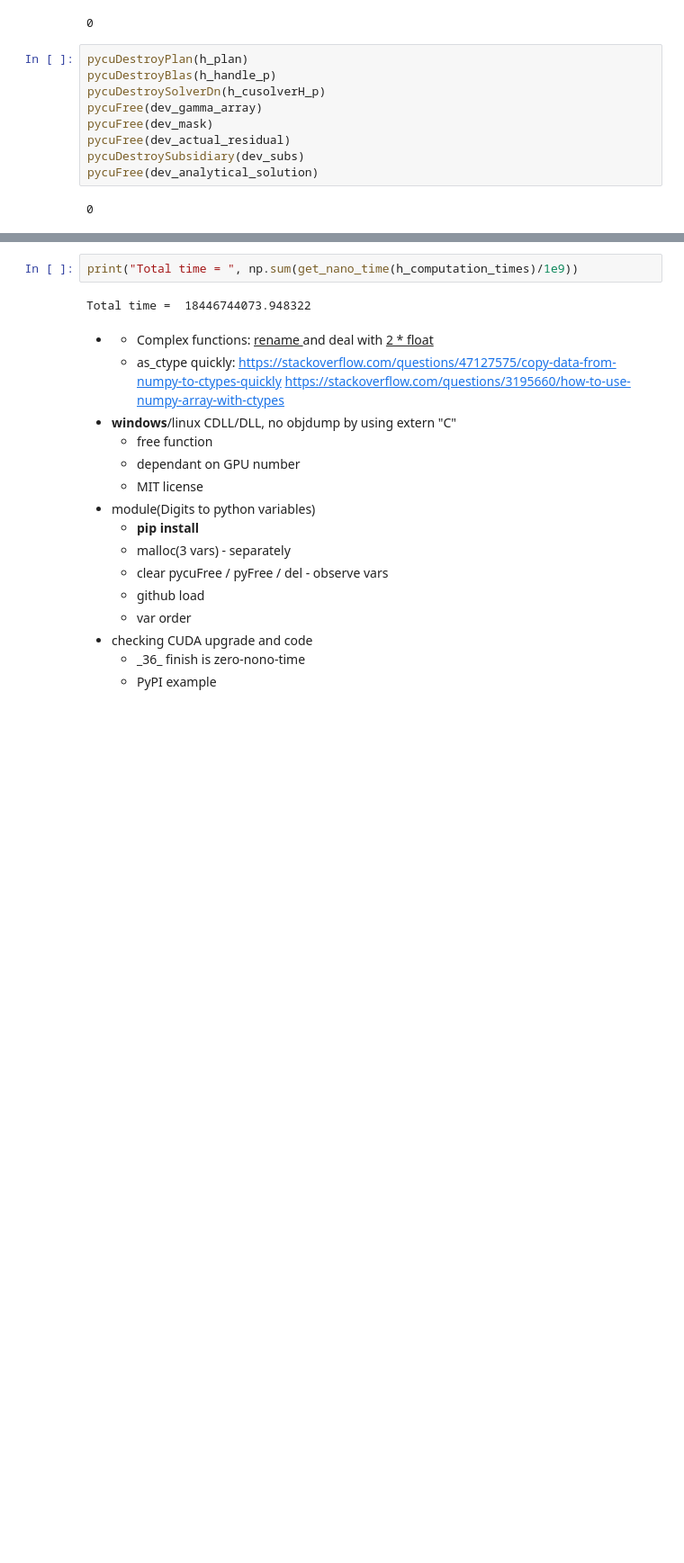
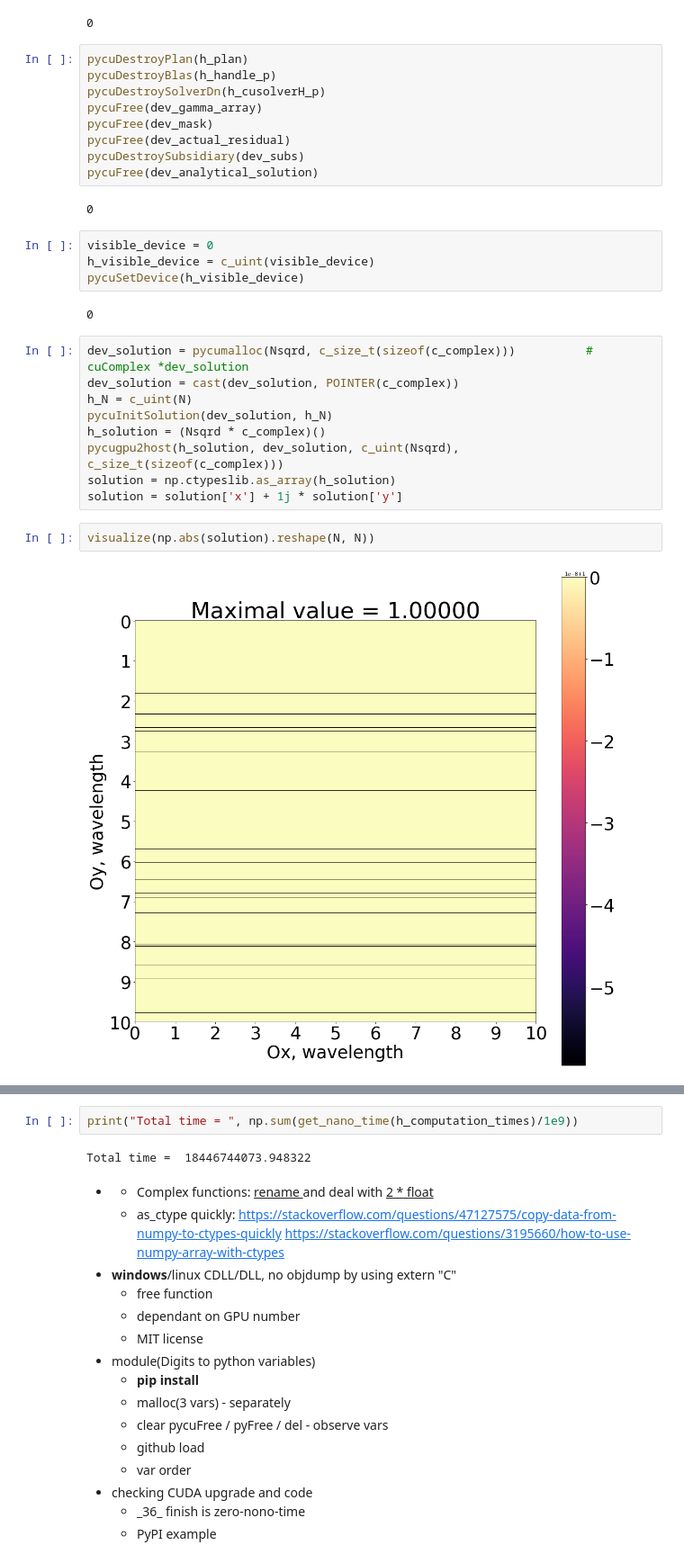
Before and after one commit to iurii-minin/pycuGMRES, a Jupyter notebook: example_of_work.ipynb, the cells around one changed output, grey strips where cells are left out. Shown at 90% size. Drawn from its saved outputs; the diff is of its cells as text; blank space fills up the shorter version.

```diff
--- a/example_of_work.ipynb
+++ b/example_of_work.ipynb
@@ -271,3 +280,22 @@ pycuDestroySubsidiary(dev_subs)
 pycuFree(dev_analytical_solution)
 # %% [output]
 0
+# %%
+visible_device = 0
+h_visible_device = c_uint(visible_device)
+pycuSetDevice(h_visible_device)
+# %% [output]
+0
+# %%
+dev_solution = pycumalloc(Nsqrd, c_size_t(sizeof(c_complex)))          # cuComplex *dev_solution
+dev_solution = cast(dev_solution, POINTER(c_complex))
+h_N = c_uint(N)
+pycuInitSolution(dev_solution, h_N)
+h_solution = (Nsqrd * c_complex)()
+pycugpu2host(h_solution, dev_solution, c_uint(Nsqrd), c_size_t(sizeof(c_complex)))
+solution = np.ctypeslib.as_array(h_solution)
+solution = solution['x'] + 1j * solution['y']
+# %%
+visualize(np.abs(solution).reshape(N, N))
+# %% [output]
+[figure, added]
```
Also changed, not shown: parts of 7 cells of this notebook, 9 other files.
